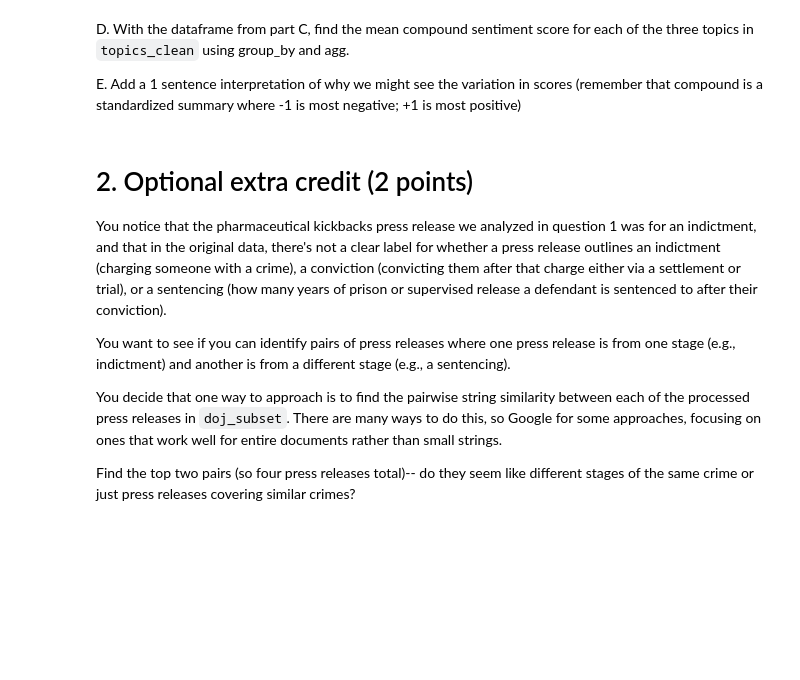
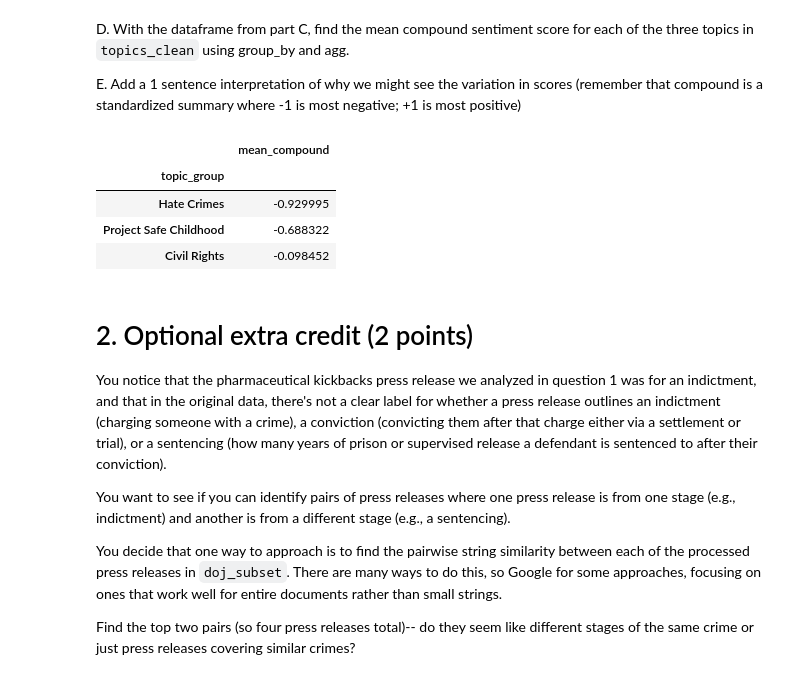
Before and after one commit to jchou27/qss20, a Jupyter notebook: problemsets/pset6/pset6_F006VHC.ipynb, the cells around one changed output. Saved outputs shown, nothing was run; the diff lists cells and outputs as text; code cells hidden in the pictures; blank space fills up the shorter version.

```diff
--- a/problemsets/pset6/pset6_F006VHC.ipynb
+++ b/problemsets/pset6/pset6_F006VHC.ipynb
@@ -358,6 +410,15 @@ D. With the dataframe from part C, find the mean compound sentiment score for ea
 E. Add a 1 sentence interpretation of why we might see the variation in scores (remember that compound is a standardized summary where -1 is most negative; +1 is most positive)
 # %%
 ## agg and find the mean compound score by topic
+mean_compound = doj_subset_wscore.groupby("topic_group").agg(mean_compound = ("compound", "mean")).sort_values("mean_compound")
+
+mean_compound
+# %% [output]
+|  | mean_compound |
+| topic_group |  |
+| Hate Crimes | -0.929995 |
+| Project Safe Childhood | -0.688322 |
+| Civil Rights | -0.098452 |
 # %% [markdown]
 # 2. Optional extra credit (2 points)
 
```
Also changed, not shown: parts of 13 cells of this notebook.
